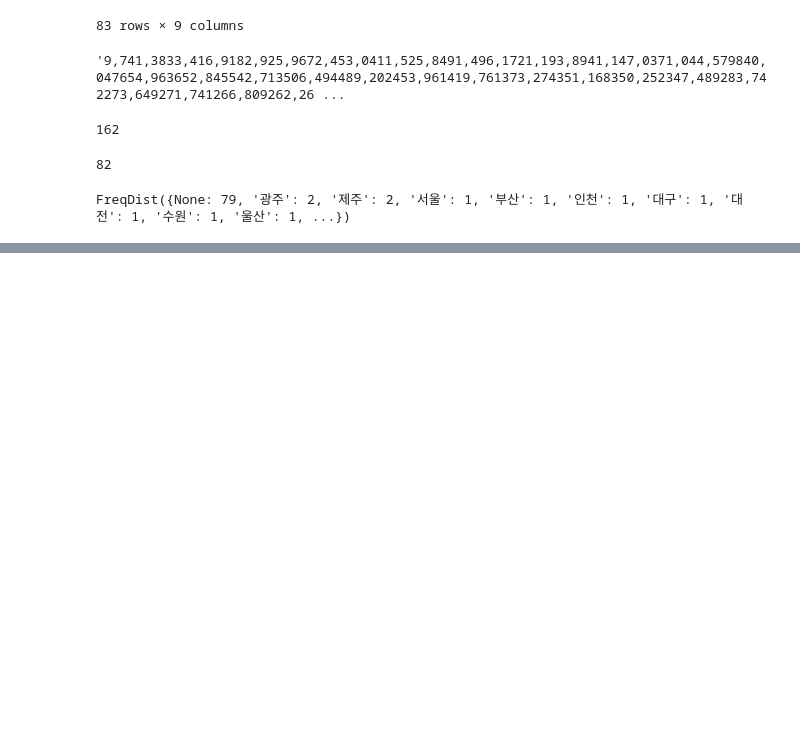
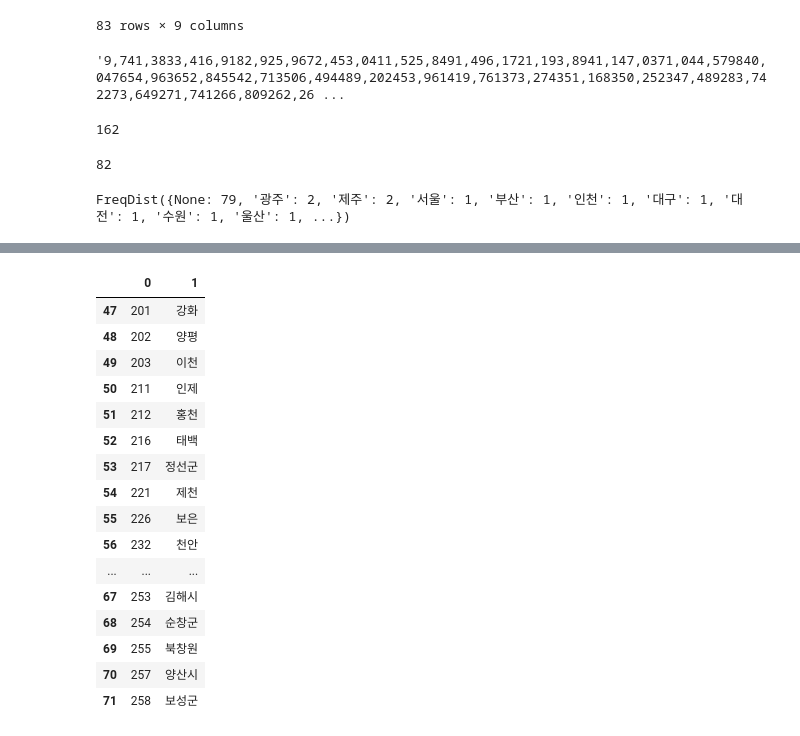
Before and after one commit to devsosin/big_contest, a Jupyter notebook: temp.ipynb, the cells around one changed output, grey strips where cells are left out. Drawn from its saved outputs; the diff is of its cells as text; code cells hidden in the pictures; blank space fills up the shorter version.

```diff
--- a/temp.ipynb
+++ b/temp.ipynb
@@ -373,0 +394,20 @@ FreqDist({None: 79, '광주': 2, '제주': 2, '서울': 1, '부산': 1, '인천'
+# %%
+loc[47:int(3*len(loc)/4)+1]
+# %% [output]
+|  | 0 | 1 |
+| 47 | 201 | 강화 |
+| 48 | 202 | 양평 |
+| 49 | 203 | 이천 |
+| 50 | 211 | 인제 |
+| 51 | 212 | 홍천 |
+| 52 | 216 | 태백 |
+| 53 | 217 | 정선군 |
+| 54 | 221 | 제천 |
+| 55 | 226 | 보은 |
+| 56 | 232 | 천안 |
+| ... | ... | ... |
+| 67 | 253 | 김해시 |
+| 68 | 254 | 순창군 |
+| 69 | 255 | 북창원 |
+| 70 | 257 | 양산시 |
+| 71 | 258 | 보성군 |
```
Also changed, not shown: parts of 6 cells of this notebook, 7 other files.
